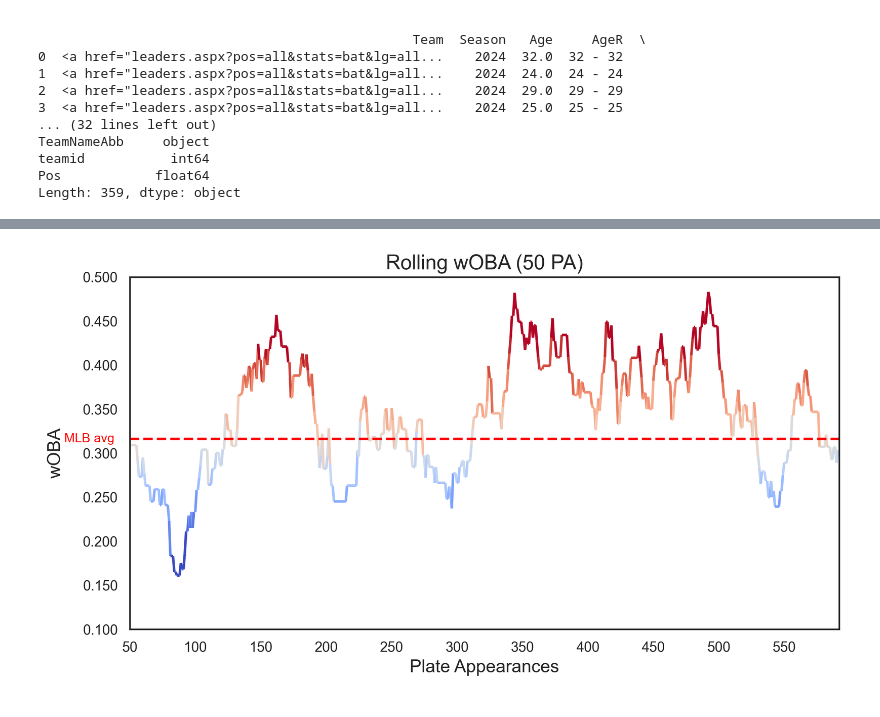
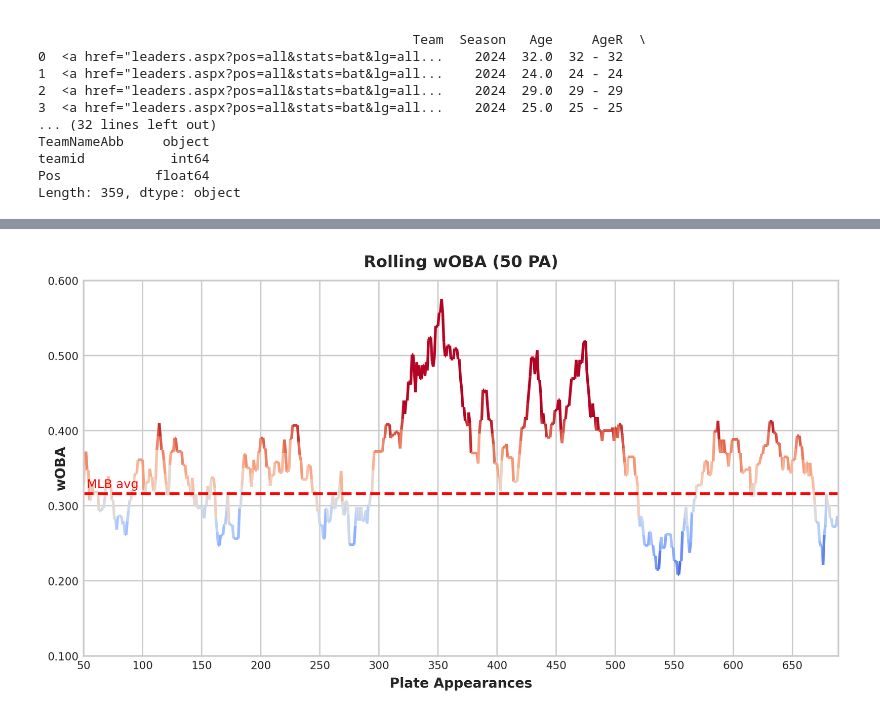
Before and after one commit to jshelty/JLukeSports, a Jupyter notebook: JLukeHitterCard.ipynb, the cells around one changed output, grey strips where cells are left out. Drawn from its saved outputs; the diff is of its cells as text; code cells hidden in the pictures.

```diff
--- a/JLukeHitterCard.ipynb
+++ b/JLukeHitterCard.ipynb
@@ -38,8 +61,8 @@ print(pyb.playerid_lookup('Toglia','Michael'))
    mlb_played_first  mlb_played_last
 0            2022.0           2024.0
 # %%
-print(pyb.playerid_lookup('Cruz','Oneil'))
-batter_id = 665833
+print(pyb.playerid_lookup('Judge','Aaron'))
+batter_id = 668804
 df_pyb = pyb.statcast_batter('2024-03-28', '2024-10-01', batter_id)
 sorted_columns = sorted(df_pyb.columns)
 print(sorted_columns)
@@ -348,14 +631,13 @@ import pandas as pd
 import seaborn as sns
 import matplotlib.pyplot as plt
 from matplotlib.ticker import MaxNLocator, FormatStrFormatter
-from matplotlib.ticker import MaxNLocator
 from matplotlib.collections import LineCollection
 
 def rolling_woba_by_pa(df: pd.DataFrame, ax: plt.Axes, window: int):
     # Drop rows where 'woba_value' or 'plate_x' and 'plate_z' are NaN
     df = df.dropna(subset=['woba_value', 'plate_x', 'plate_z'])
 
-     # Reverse the DataFrame order
+    # Reverse the DataFrame order
     df = df.iloc[::-1].reset_index(drop=True)
 
     # Calculate wOBA rolling window by PA (plate appearance)
@@ -379,44 +661,51 @@ def rolling_woba_by_pa(df: pd.DataFrame, ax: plt.Axes, window: int):
         linewidth=2
     )
     lc.set_array(y)  # Color by y-values
     ax.add_collection(lc)
 
     # Plot the rolling wOBA against Plate Appearances
     ax.plot(x, y, alpha=0)  # Transparent line for proper scaling
 
-    # Adjust axis labels and title
-    ax.set_xlabel('Plate Appearances', fontdict={'size': 14})
-    ax.set_ylabel('wOBA', fontdict={'size': 14})
-    ax.set_title(f'Rolling wOBA ({window} PA)', fontdict={'size': 16})
-
-    # Move y-axis label to avoid overlap
-    ax.set_ylabel('wOBA', fontdict={'size': 14}, labelpad=15)  # Adjust `labelpad` for spacing
+    # Adjust axis labels and title with smaller fonts and closer to graph
+    ax.set_xlabel('Plate Appearances', fontdict={'size': 10}, fontweight='bold')  # Smaller x-axis label font size
+    ax.set_ylabel('wOBA', fontdict={'size': 10}, labelpad=-15, fontweight='bold')  # Smaller y-axis label font size and closer to the axis
+    ax.set_title(f'Rolling wOBA ({window} PA)', fontdict={'size': 12}, pad=10,fontweight='bold')  # Smaller title font size and adjusted padding
 
     # Format y-axis to show three decimal places
     ax.yaxis.set_major_formatter(FormatStrFormatter('%.3f'))
 
     # Set x-axis to show integer values only (i.e., PA numbers)
     ax.xaxis.set_major_locator(MaxNLocator(integer=True))
 
+    # Set font size for tick labels
+    ax.tick_params(axis='both', which='major', labelsize=8, labelleft=True, labelbottom=True)  # Smaller font size for tick labels
+
+    # Set the tick labels inside the graph
+    ax.tick_params(axis='x', direction='in', length=6)  # Move x-axis ticks inside
+    ax.tick_params(axis='y', direction='in', length=6)  # Move y-axis ticks inside
+
     ax.set_xticks(np.arange(0, len(df), 50))
 
     # Optional: Adjust x and y axis limits
     ax.set_xlim(50, len(df))  # Set x-axis range from 0 to the length of the data
-    ax.set_ylim(.1, 0.500)      # Example: limit y-axis to range from 0 to 0.5 for rolling wOBA
+    ax.set_ylim(.1, 0.600)      # Example: limit y-axis to range from 0 to 0.5 for rolling wOBA
 
     # Add dashed red line at y = 0.316 (MLB average)
     ax.axhline(y=0.316, color='red', linestyle='--', linewidth=2)
 
-    # Add label for the dashed line
-    ax.text(0, 0.316, 'MLB avg', color='red', fontsize=10, va='center', ha='left')
+
+    xlim_right = ax.get_xlim()[1]
+
+    # Add label for the dashed line on the right side of the graph
+    ax.text(xlim_right * 0.14, 0.328, 'MLB avg', color='red', fontsize=9, va='center', ha='right')
 
     plt.show()
 
 filtered_df = df_pyb[(df_pyb['events'].notnull())]
 # Example usage
 rolling_woba_by_pa(filtered_df, ax=plt.subplots(figsize=(10, 5))[1], window=50)
 # %% [output]
-[figure, old version]
+[figure, new version]
 # %%
 import matplotlib.pyplot as plt
 import matplotlib.gridspec as gridspec
```
Also changed, not shown: parts of 16 cells of this notebook.
